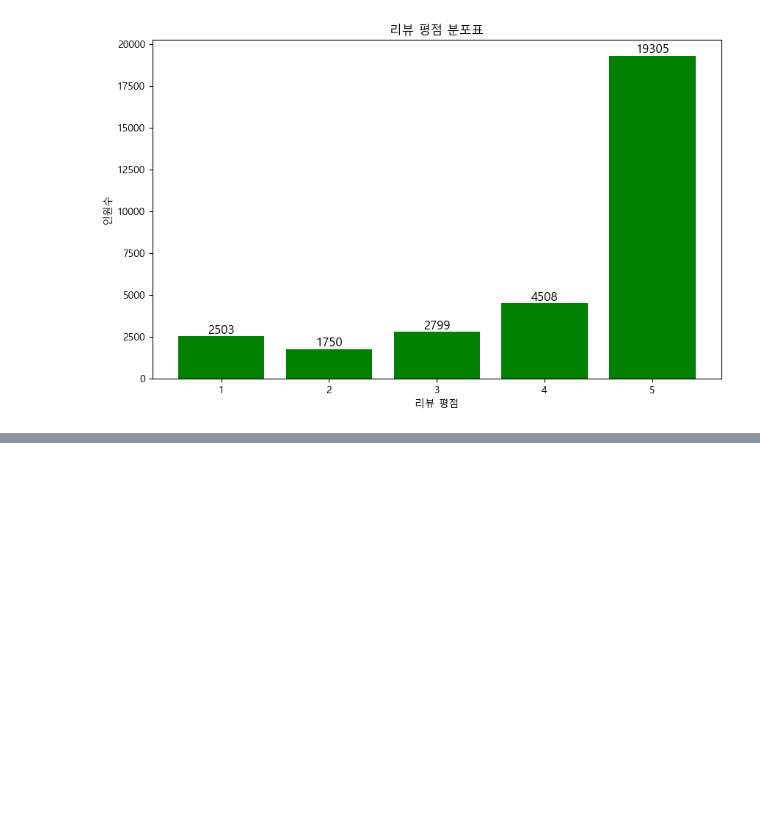
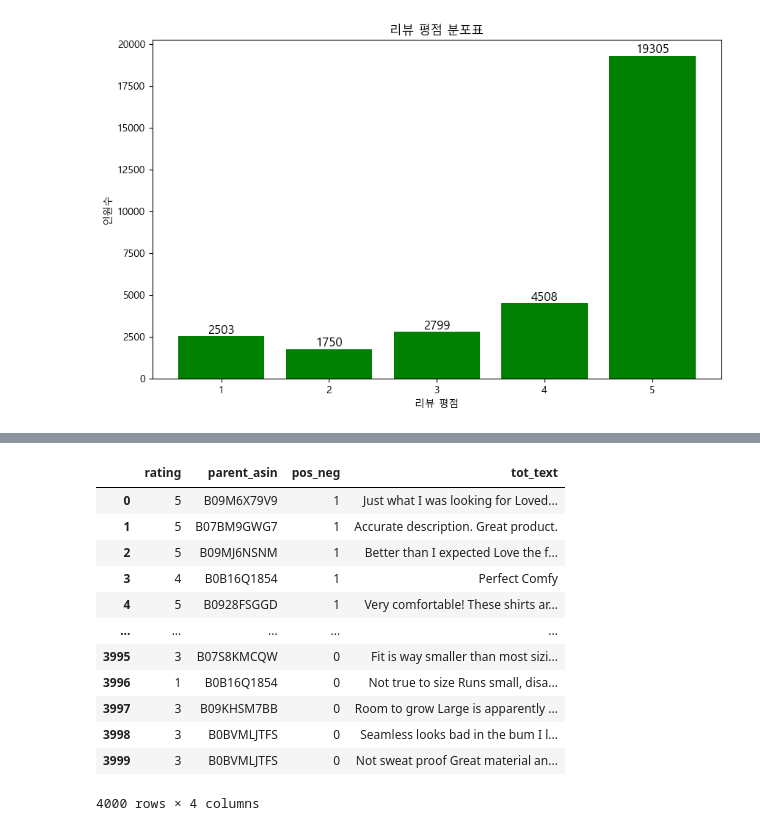
Before and after one commit to smallbrowndog/3-1_project, a Jupyter notebook: f_cleaned.ipynb, the cells around one changed output, grey strips where cells are left out. Drawn from its saved outputs; the diff is of its cells as text; code cells hidden in the pictures; blank space fills up the shorter version.

```diff
--- a/f_cleaned.ipynb
+++ b/f_cleaned.ipynb
@@ -496,0 +603,27 @@ plt.show()
+# %%
+project = pd.read_csv('C:/dev/BERT_finetune/project_tot_text.csv')
+pos = project[project["pos_neg"] == 1].index
+neg = project[project["pos_neg"] == 0].index
+n_pos = project.iloc[pos]
+n_neg = project.iloc[neg]
+n_pos = n_pos.sample(n=2000)
+n_neg = n_neg.sample(n=2000)
+# %%
+# 위/아래로 합치기 - 행 기준
+train_n = pd.concat([n_pos, n_neg], axis = 0).reset_index(drop=True)
+train_n = train_n.drop(['Unnamed: 0'], axis=1)
+train_n
+# %% [output]
+|  | rating | parent_asin | pos_neg | tot_text |
+| 0 | 5 | B09M6X79V9 | 1 | Just what I was looking for Loved... |
+| 1 | 5 | B07BM9GWG7 | 1 | Accurate description. Great product. |
+| 2 | 5 | B09MJ6NSNM | 1 | Better than I expected Love the f... |
+| 3 | 4 | B0B16Q1854 | 1 | Perfect Comfy |
+| 4 | 5 | B0928FSGGD | 1 | Very comfortable! These shirts ar... |
+| ... | ... | ... | ... | ... |
+| 3995 | 3 | B07S8KMCQW | 0 | Fit is way smaller than most sizi... |
+| 3996 | 1 | B0B16Q1854 | 0 | Not true to size Runs small, disa... |
+| 3997 | 3 | B09KHSM7BB | 0 | Room to grow Large is apparently ... |
+| 3998 | 3 | B0BVMLJTFS | 0 | Seamless looks bad in the bum I l... |
+| 3999 | 3 | B0BVMLJTFS | 0 | Not sweat proof Great material an... |
+4000 rows × 4 columns
```
Also changed, not shown: parts of 6 cells of this notebook, 3 other files.
